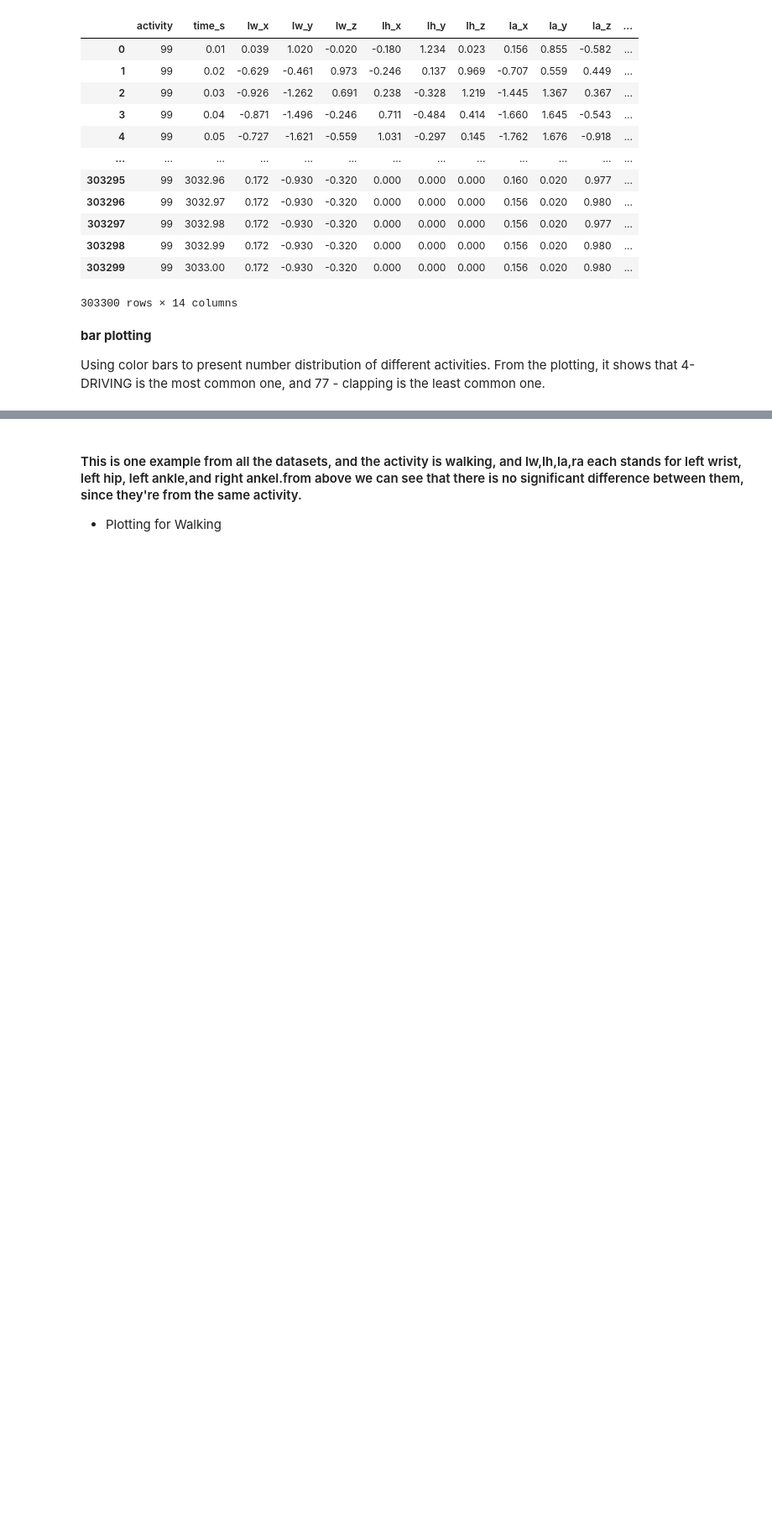
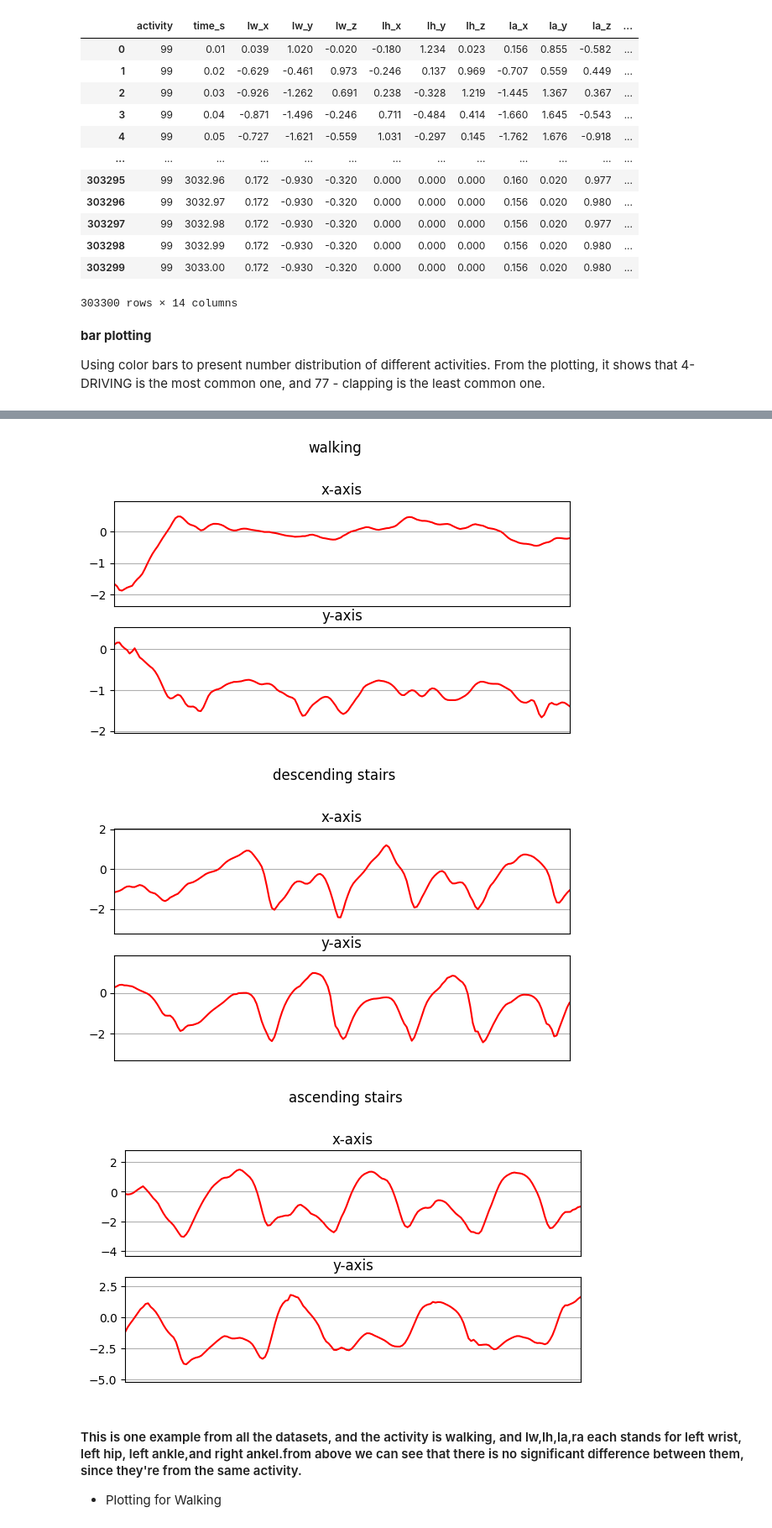
Before and after one commit to yalda-amirsoleymani/har-dataset-processing, a Jupyter notebook: data_preprocessing.ipynb, the cells around one changed output, grey strips where cells are left out. Shown at 84% size. Drawn from its saved outputs; the diff is of its cells as text; code cells hidden in the pictures; blank space fills up the shorter version.

```diff
--- a/data_preprocessing.ipynb
+++ b/data_preprocessing.ipynb
@@ -150,3 +87,9 @@ def make_x_y_z_plot(df):
+# %%
+activity_plotter.axis_plot()
+# %% [output]
+[figure, added]
+[figure, added]
+[figure, added]
 # %% [markdown]
 #### This is one example from all the datasets, and the activity is walking, and lw,lh,la,ra each stands for left wrist, left hip, left ankle,and right ankel.from above we can see that there is no significant difference between them, since they're from the same activity.
 - Plotting for Walking
```
Also changed, not shown: parts of 26 cells of this notebook, 2 other files.
